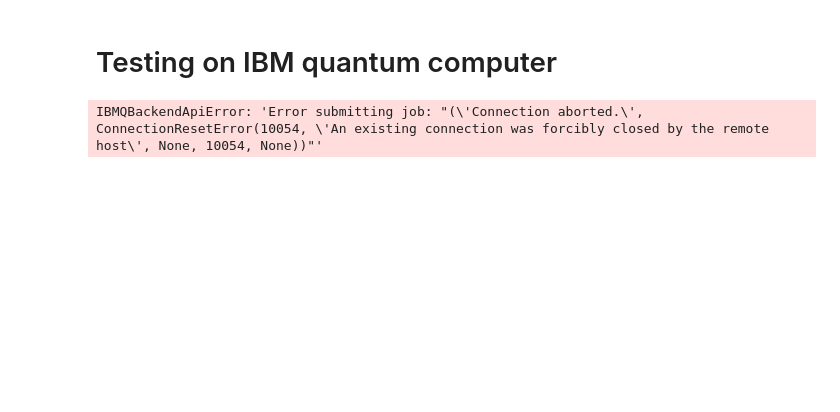
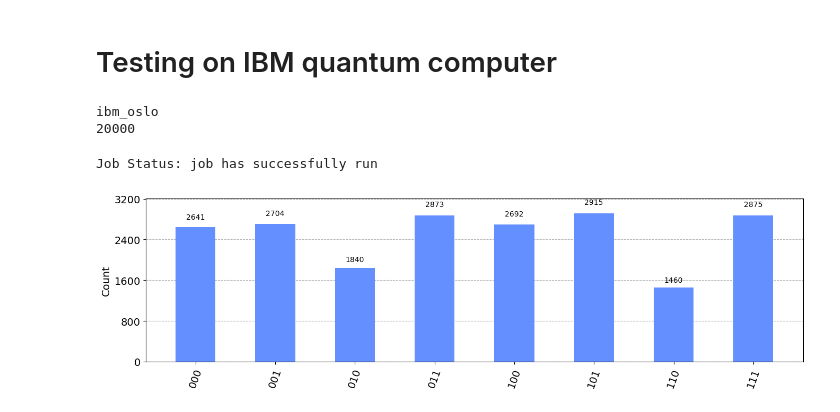
Before and after one commit to themehtaphysical/qaoa, a Jupyter notebook: QAOA Vertex Cover.ipynb, the cells around one changed output. Drawn from its saved outputs; the diff is of its cells as text; code cells hidden in the pictures; blank space fills up the shorter version.

Commit message:
fixed backend simulation problem

```diff
--- a/QAOA Vertex Cover.ipynb
+++ b/QAOA Vertex Cover.ipynb
@@ -7,4 +7,5 @@ from qiskit import IBMQ, Aer
 from scipy.optimize import minimize
 from qiskit.providers.fake_provider import FakeToronto
 
-provider=IBMQ.load_account()
+IBMQ.load_account()
+provider = IBMQ.get_provider('ibm-q')
@@ -560,24 +559,33 @@ Gamma Pre-Otimization: 1 ,Gamma Post-Otimization: 1.4522717356082113 ,Beta Pre-O
 # Testing on IBM quantum computer
 # %%
 from qiskit.providers.ibmq import least_busy
+from qiskit.tools.monitor import job_monitor
 backend = least_busy(provider.backends(filters=lambda x: x.configuration().n_qubits >= 7 and
                                         not x.configuration().simulator and x.status().operational==True))
 shots = backend.configuration().max_shots
+print(backend)
+print(shots)
+# %% [output]
+ibm_oslo
+20000
 # %%
 # 3 qubit
 gamma=5
 beta=3
 theta = [gamma, beta]
 
 qc=QAOA_Vertex_Cover(g5.getEdges(),gamma,beta)
 
-circ = transpile(qc, backend)
+circ = transpile(qc, backend, optimization_level=3)
 
 # Run and get counts
-counts = backend.run(circ,shots).result().get_counts()
+job = backend.run(circ,shots = shots)
+job_monitor(job)
+counts = job.result().get_counts()
 plot_histogram(counts, figsize=(16,4))
 # %% [output]
-IBMQBackendApiError: 'Error submitting job: "(\'Connection aborted.\', ConnectionResetError(10054, \'An existing connection was forcibly closed by the remote host\', None, 10054, None))"'
+Job Status: job has successfully run
+[figure, added]
 # %%
 gamma=5
 beta=3
```
Also changed, not shown: parts of 14 cells of this notebook.
